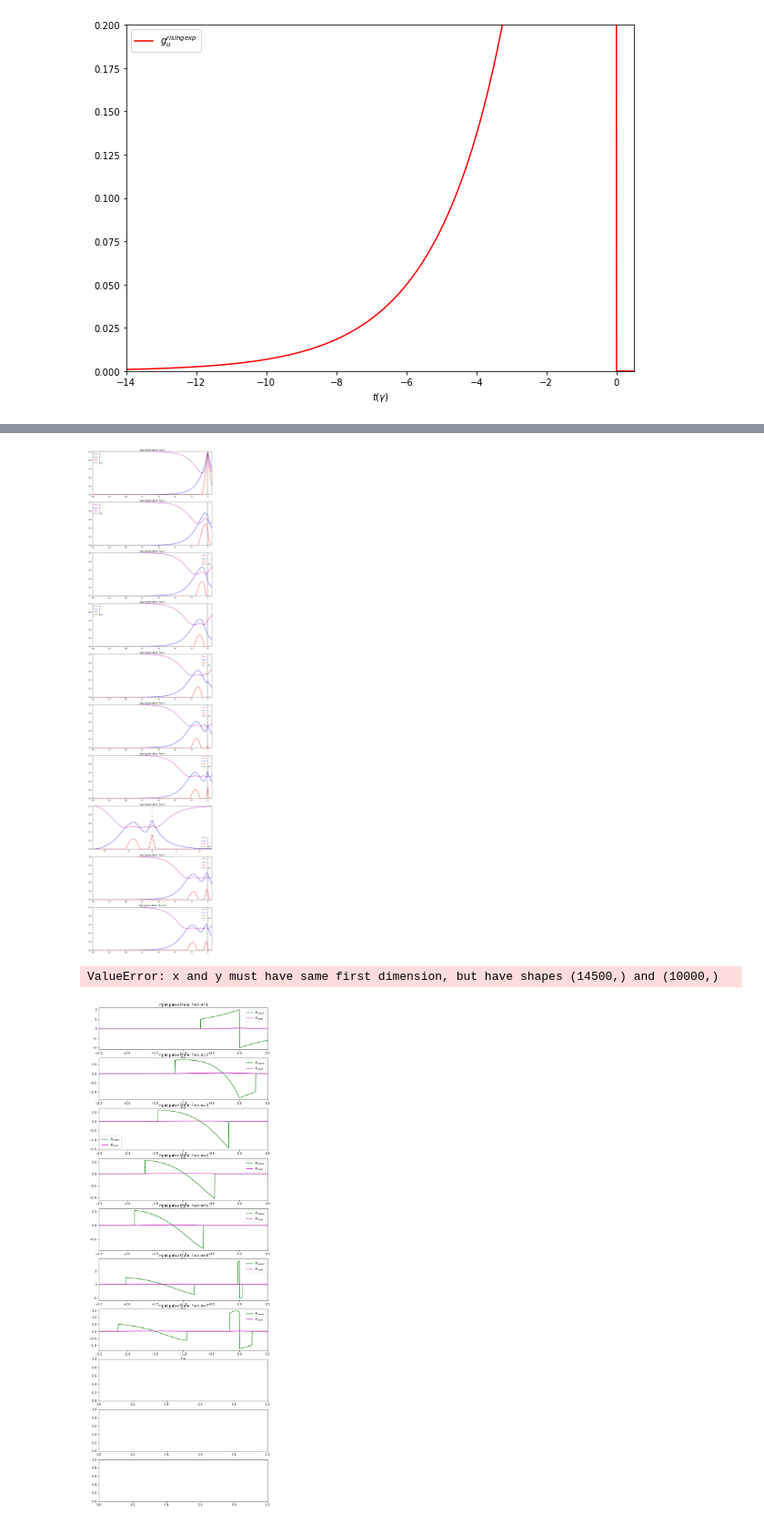
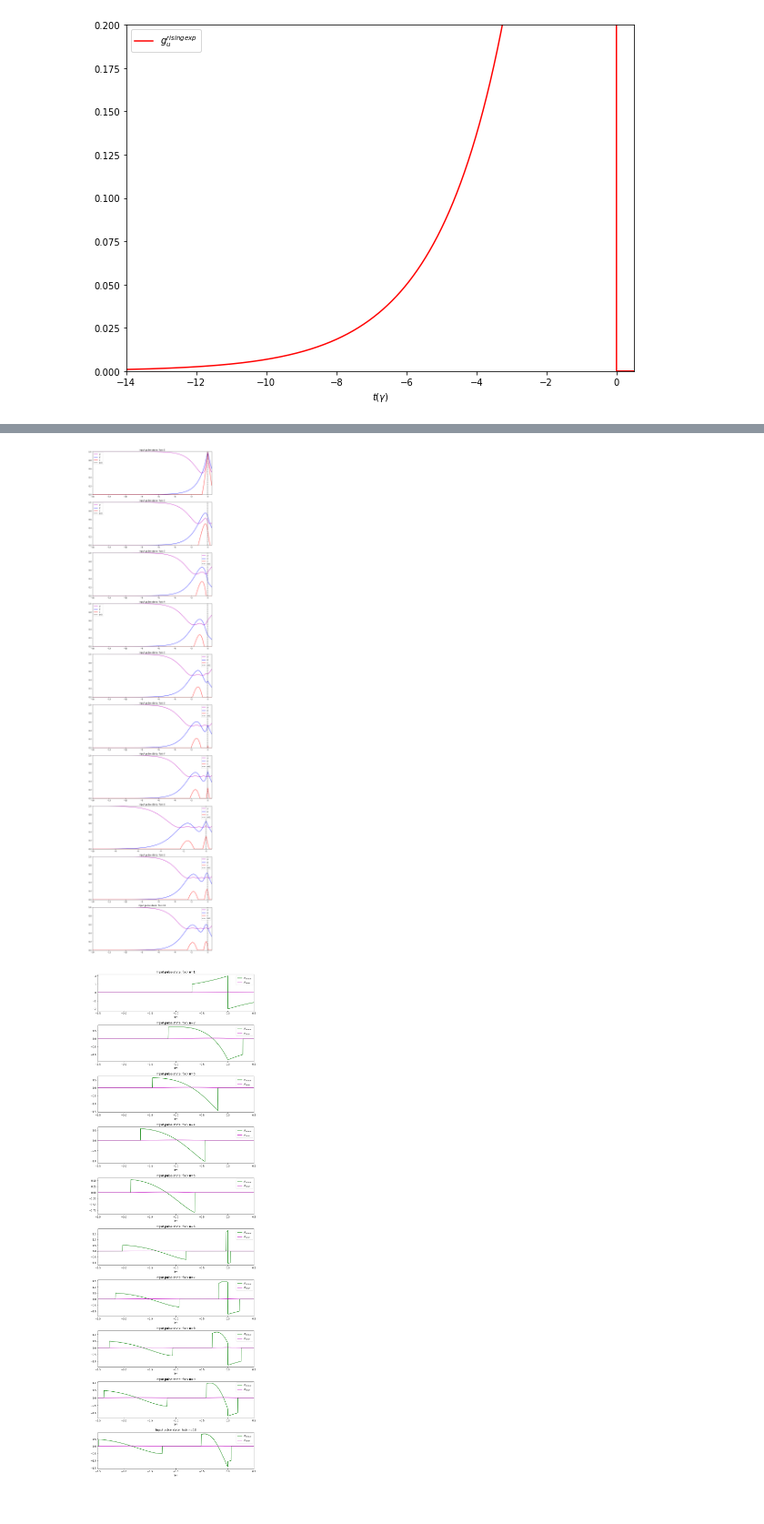
Before and after one commit to sabinthapa100/master-thesis, a Jupyter notebook: sample/notebooks/rising-exp/fock.ipynb, the cells around one changed output, grey strips where cells are left out. Shown at 91% size. Saved outputs shown, nothing was run; the diff lists cells and outputs as text; code cells hidden in the pictures.

```diff
--- a/sample/notebooks/rising-exp/fock.ipynb
+++ b/sample/notebooks/rising-exp/fock.ipynb
@@ -83,10 +83,26 @@ for i,axes in zip(range(1,11,1),ax):
         axes.plot(tlist, in_one_photon, '-r', label='$|n_{u}=1>$')
     excited_atom = np.loadtxt(source_dir+"pop/fock_"+str(i)+"/precision_0.001/excited_atom.dat")
     gs_atom = np.loadtxt(source_dir+"pop/fock_"+str(i)+"/precision_0.001/gs_atom.dat")
+    if i==8:
+        precision=1e-3
+        gamma = 1
+        t_stop=0.5
+        t_start=-10
+        dt = precision / gamma
+        steps = int((t_stop - t_start) / dt)
+        tlist = np.linspace(t_start, t_stop, steps)
+    if i==9:
+        precision=1e-3
+        gamma = 1
+        t_stop=0.5
+        t_start=-14
+        dt = precision / gamma
+        steps = int((t_stop - t_start) / dt)
+        tlist = np.linspace(t_start, t_stop, steps)
 
     axes.plot(tlist, excited_atom, '--m', label='$|e>$')
     axes.plot(tlist, gs_atom, '--b', label='$|g>$')
-    axes.set_xlim(tlist[0],tlist[-1])
+    axes.set_xlim(-10,tlist[-1])
     axes.set_xlabel('Time ($\gamma^{-1}$)')
     axes.vlines(0,0,1,'k','dashed',label='t=0')
 
@@ -128,7 +143,7 @@ for i,axes in zip(range(1,11,1),ax):
 plt.tight_layout()
 plt.show()
 # %% [output]
-[figure, old version]
+[figure, new version]
 # %%
 def mean_power(_ef, _tf, _ei=0., _ti=0.):
     """
@@ -143,30 +158,45 @@ def mean_power(_ef, _tf, _ei=0., _ti=0.):
 # %%
 source_dir = "../../outputs/rising_exp/time/"
 
 fig, ax = plt.subplots(10, figsize=(10,30))
 #fig.set_figheight(7)
 #fig.set_figwidth(10)
 
 instant_pow = []
 mean_pow = []
 for i in range(1,11):
     erg = np.loadtxt(source_dir+"fock_" + str(i) + "/precision_0.001/ergotropy.dat")
     mean_pow.append([mean_power(ef,tf,erg[:,1][0],erg[:,0][0]) for ef,tf in zip(erg[:,1],erg[:,0])])
     # Calculate the numerical derivative
     # np.gradient uses the central slope, so it is more precise
     dt = erg[:,0][-1] - erg[:,0][-2]
     instant_pow.append(np.gradient(erg[:,1], dt))
 
 for i, axes in zip(range(0,10),ax):
+    if i==7:
+        precision=1e-3
+        gamma = 1
+        t_stop=0.5
+        t_start=-10
+        dt = precision / gamma
+        steps = int((t_stop - t_start) / dt)
+        tlist = np.linspace(t_start, t_stop, steps)
+    if i==8:
+        precision=1e-3
+        gamma = 1
+        t_stop=0.5
+        t_start=-14
+        dt = precision / gamma
+        steps = int((t_stop - t_start) / dt)
+        tlist = np.linspace(t_start, t_stop, steps)
     axes.plot(tlist,instant_pow[i],'-g',label='$P_{instant}$')
     axes.plot(tlist,mean_pow[i],'-m',label='$P_{mean}$')
     axes.set_xlabel('$t(\gamma)$')
     axes.set_xlim(-2.5,0.5)
     axes.set_title('Input pulse state: fock n='+str(i+1))
     axes.legend()
 
 plt.tight_layout()
 plt.show()
 # %% [output]
-ValueError: x and y must have same first dimension, but have shapes (14500,) and (10000,)
-[figure, old version]
+[figure, new version]
```
Also changed, not shown: parts of 1 cell of this notebook, 3 other files.
